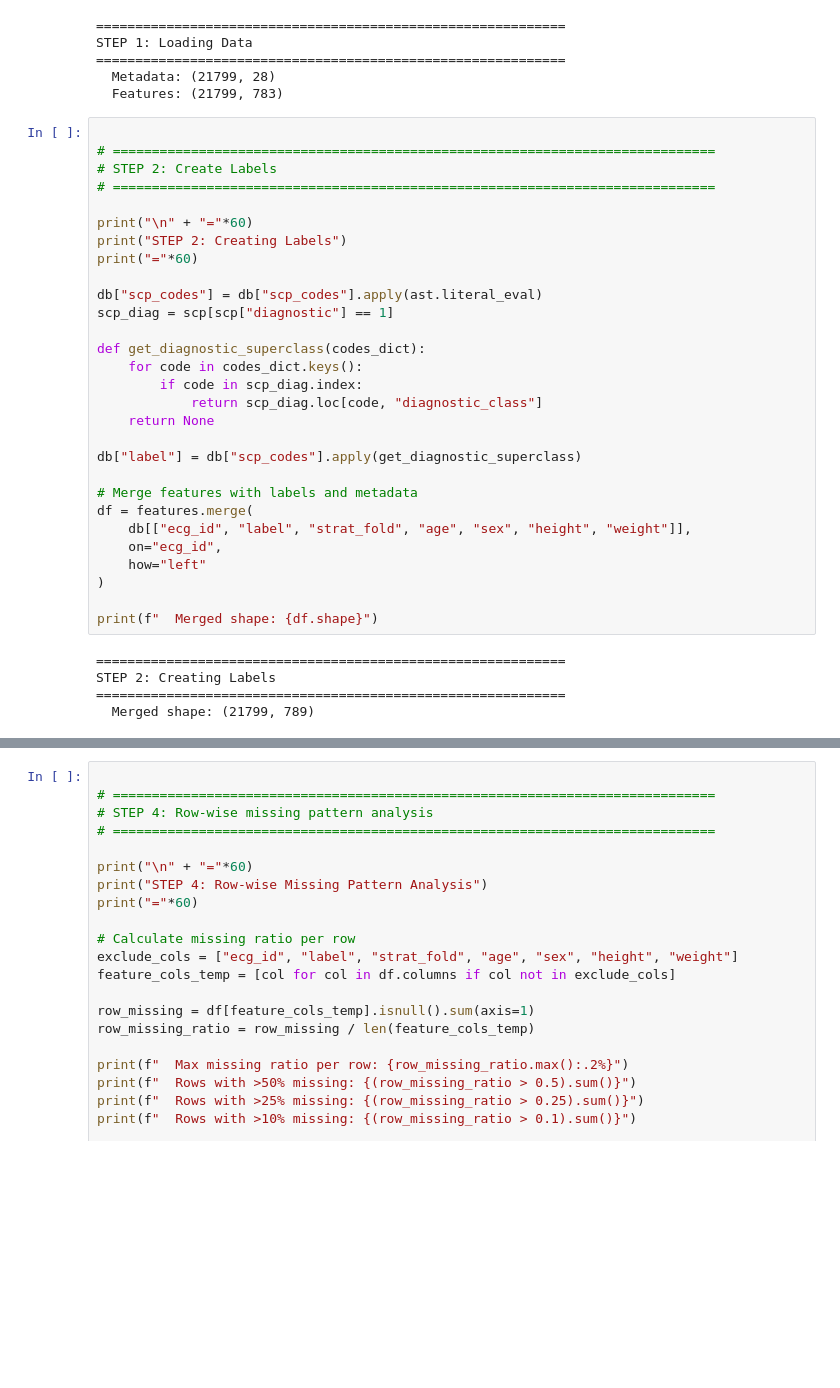
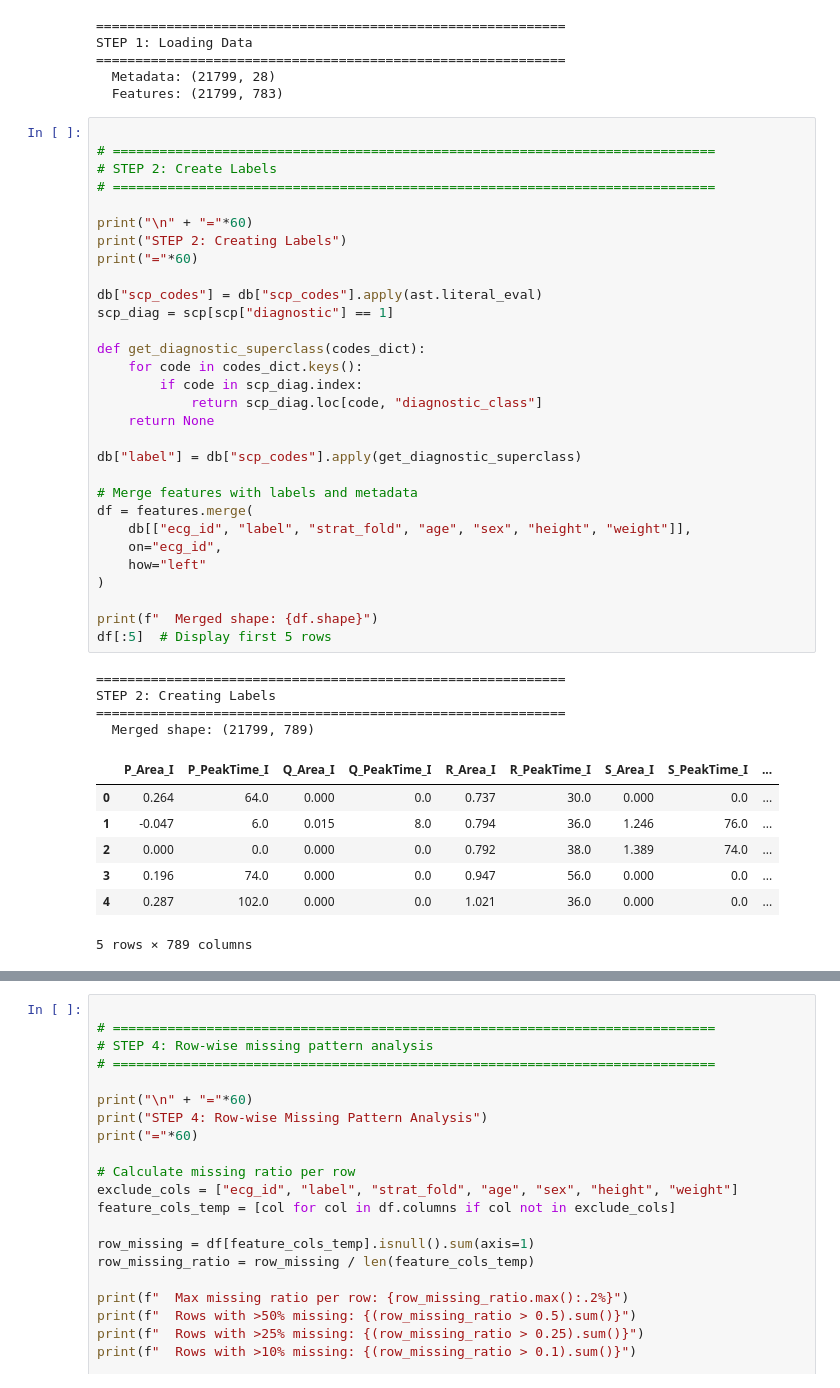
Before and after one commit to AykutN/PTB-XL-Heart-Anomaly-Diagnosis-Project, a Jupyter notebook: preprocessing/pipeline.ipynb, the cells around one changed output, grey strips where cells are left out. Cells and saved outputs as stored; diff of their text form; blank space fills up the shorter version.

```diff
--- a/preprocessing/pipeline.ipynb
+++ b/preprocessing/pipeline.ipynb
@@ -38,33 +38,41 @@ STEP 1: Loading Data
 # =============================================================================
 
 print("\n" + "="*60)
 print("STEP 2: Creating Labels")
 print("="*60)
 
 db["scp_codes"] = db["scp_codes"].apply(ast.literal_eval)
 scp_diag = scp[scp["diagnostic"] == 1]
 
 def get_diagnostic_superclass(codes_dict):
     for code in codes_dict.keys():
         if code in scp_diag.index:
             return scp_diag.loc[code, "diagnostic_class"]
     return None
 
 db["label"] = db["scp_codes"].apply(get_diagnostic_superclass)
 
 # Merge features with labels and metadata
 df = features.merge(
     db[["ecg_id", "label", "strat_fold", "age", "sex", "height", "weight"]],
     on="ecg_id",
     how="left"
 )
 
 print(f"  Merged shape: {df.shape}")
+df[:5]  # Display first 5 rows
 # %% [output]
 ============================================================
 STEP 2: Creating Labels
 ============================================================
   Merged shape: (21799, 789)
+|  | P_Area_I | P_PeakTime_I | Q_Area_I | Q_PeakTime_I | R_Area_I | R_PeakTime_I | S_Area_I | S_PeakTime_I | ... |
+| 0 | 0.264 | 64.0 | 0.000 | 0.0 | 0.737 | 30.0 | 0.000 | 0.0 | ... |
+| 1 | -0.047 | 6.0 | 0.015 | 8.0 | 0.794 | 36.0 | 1.246 | 76.0 | ... |
+| 2 | 0.000 | 0.0 | 0.000 | 0.0 | 0.792 | 38.0 | 1.389 | 74.0 | ... |
+| 3 | 0.196 | 74.0 | 0.000 | 0.0 | 0.947 | 56.0 | 0.000 | 0.0 | ... |
+| 4 | 0.287 | 102.0 | 0.000 | 0.0 | 1.021 | 36.0 | 0.000 | 0.0 | ... |
+5 rows × 789 columns
 # %%
 
 # =============================================================================
```
Also changed, not shown: parts of 1 cell of this notebook, 3 other files.
